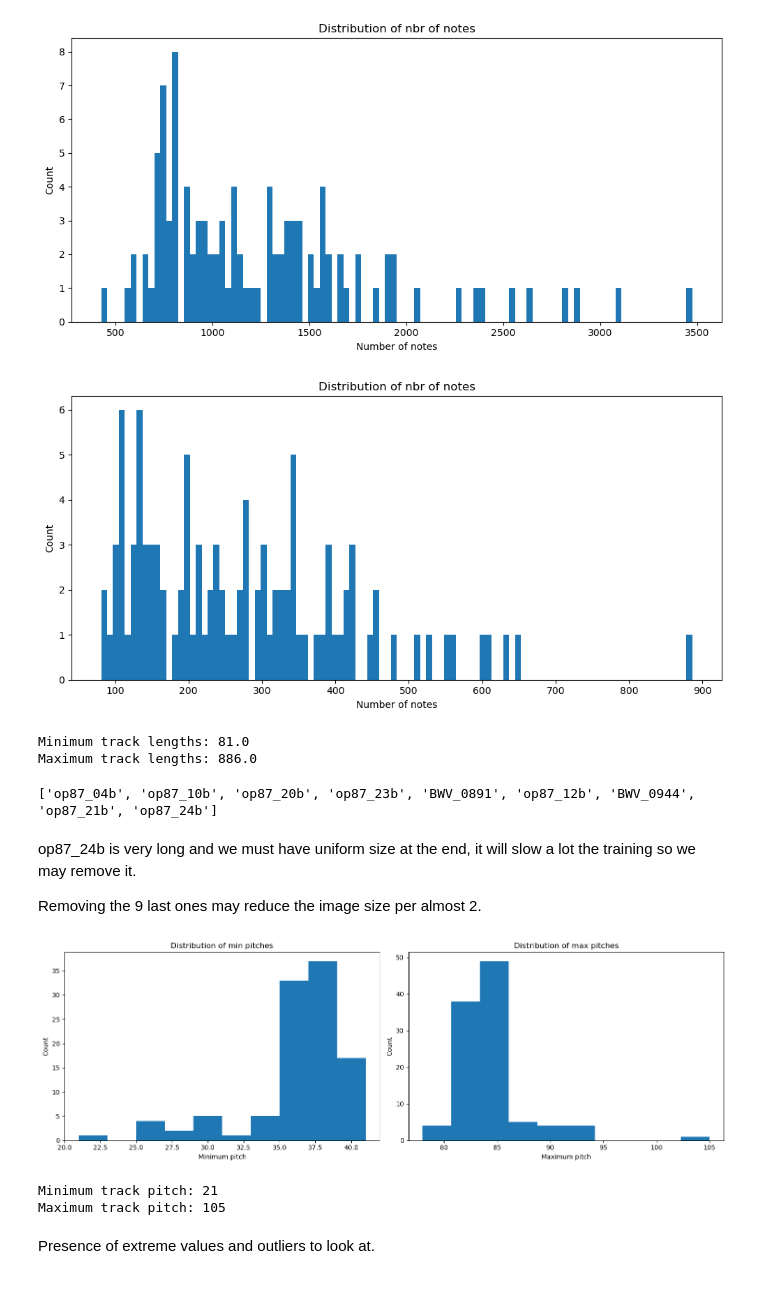
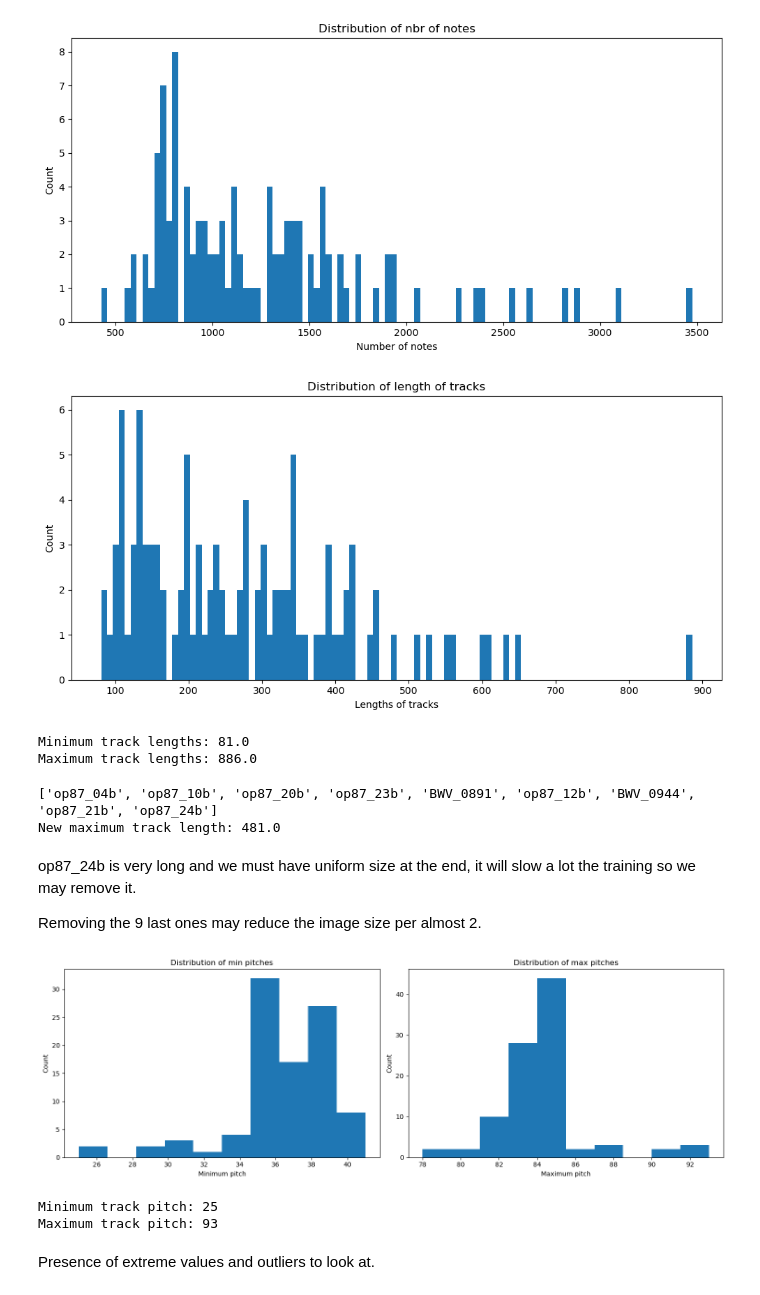
Before and after one commit to FRANCHI-Charles/MIDI-pattern-detection, a Jupyter notebook: checkfugues.ipynb, the cells around one changed output. Cells and saved outputs as stored; diff of their text form; code cells hidden in the pictures.

```diff
--- a/checkfugues.ipynb
+++ b/checkfugues.ipynb
@@ -38,8 +38,8 @@ for name, track in data.items():
 
 plt.figure(figsize=(10,5))
 plt.hist(tracks_lengths.values(), bins=100)
-plt.title(f"Distribution of nbr of notes")
-plt.xlabel("Number of notes")
+plt.title(f"Distribution of length of tracks")
+plt.xlabel("Lengths of tracks")
 plt.ylabel("Count")
 
 plt.tight_layout()
@@ -48,41 +48,54 @@ plt.show()
 print(f"Minimum track lengths: {min(tracks_lengths.values())}")
 print(f"Maximum track lengths: {max(tracks_lengths.values())}")
 # %% [output]
-[figure, old version]
+[figure, new version]
 Minimum track lengths: 81.0
 Maximum track lengths: 886.0
 # %%
-print(sorted(tracks_lengths, key=tracks_lengths.get)[-9:])
+tracks_to_remove = sorted(tracks_lengths, key=tracks_lengths.get)[-9:]
+
+print(tracks_to_remove)
+
+datafilterd = data.copy()
+
+for key in tracks_to_remove:
+    try:
+        del datafilterd[key]
+    except Exception as e:
+        print(e)
+
+print(f"New maximum track length: {max([elem for name, elem in tracks_lengths.items() if name not in tracks_to_remove])}")
 # %% [output]
 ['op87_04b', 'op87_10b', 'op87_20b', 'op87_23b', 'BWV_0891', 'op87_12b', 'BWV_0944', 'op87_21b', 'op87_24b']
+New maximum track length: 481.0
 # %% [markdown]
 op87_24b is very long and we must have uniform size at the end, it will slow a lot the training so we may remove it.
 
 Removing the 9 last ones may reduce the image size per almost 2.
 # %%
-tracks_extreme_pitches = list()
+tracks_extreme_pitches = dict()
 
-for track in data.values():
-    tracks_extreme_pitches.append(get_track_extreme_pitch({"" : track})[""]) #trick because function for multi instruments.
+for name, track in datafilterd.items():
+    tracks_extreme_pitches[name] = get_track_extreme_pitch({"" : track})[""] #trick because function for multi instruments.
 
 _, axes = plt.subplots(1, 2, figsize=(15, 5))
-axes[0].hist([elem[0] for elem in tracks_extreme_pitches], bins=10)
+axes[0].hist([elem[0] for elem in tracks_extreme_pitches.values()], bins=10)
 axes[0].set_title("Distribution of min pitches")
 axes[0].set_xlabel("Minimum pitch")
 axes[0].set_ylabel("Count")
-axes[1].hist([elem[1] for elem in tracks_extreme_pitches], bins=10)
+axes[1].hist([elem[1] for elem in tracks_extreme_pitches.values()], bins=10)
 axes[1].set_title("Distribution of max pitches")
 axes[1].set_xlabel("Maximum pitch")
 axes[1].set_ylabel("Count")
 
 plt.tight_layout()
 plt.show()
 
-print(f"Minimum track pitch: {min([elem[0] for elem in tracks_extreme_pitches])}")
-print(f"Maximum track pitch: {max([elem[1] for elem in tracks_extreme_pitches])}")
+print(f"Minimum track pitch: {min([elem[0] for elem in tracks_extreme_pitches.values()])}")
+print(f"Maximum track pitch: {max([elem[1] for elem in tracks_extreme_pitches.values()])}")
 # %% [output]
-[figure, old version]
+[figure, new version]
-Minimum track pitch: 21
-Maximum track pitch: 105
+Minimum track pitch: 25
+Maximum track pitch: 93
 # %% [markdown]
 Presence of extreme values and outliers to look at.
```
Also changed, not shown: parts of 5 cells of this notebook, 4 other files.
